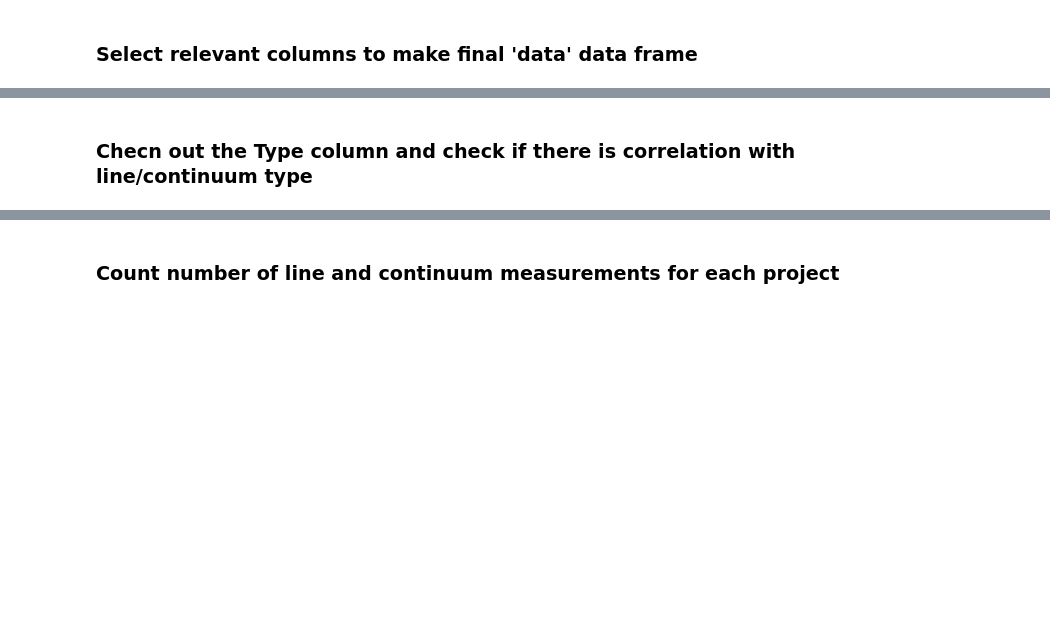
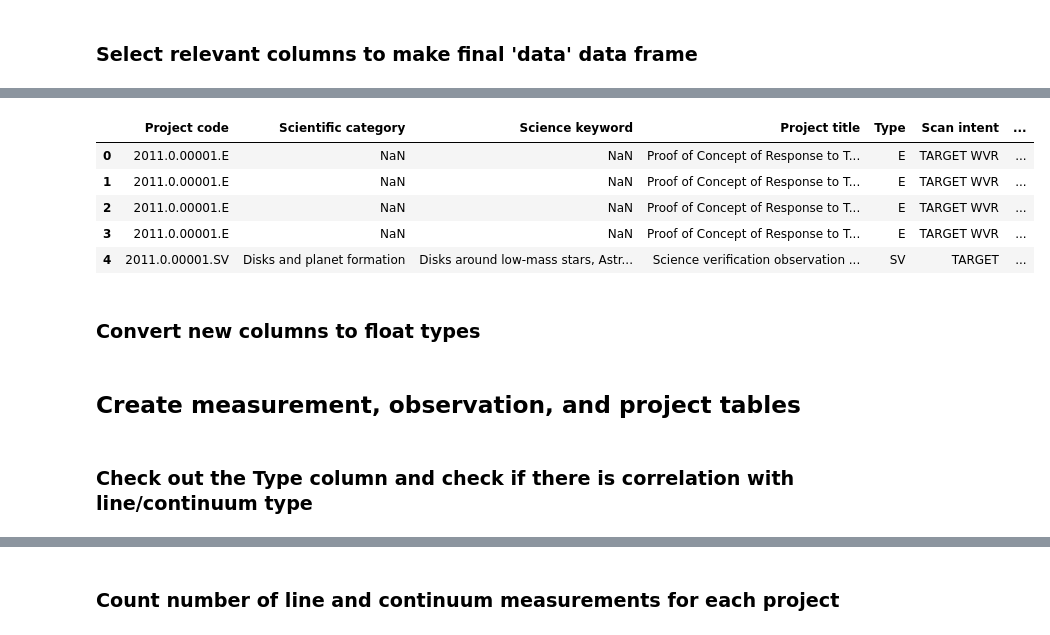
Before and after one commit to rlipps/NRAO_Capstone, a Jupyter notebook: data/Data_Ingestion.ipynb, the cells around one changed output, grey strips where cells are left out. Cells and saved outputs as stored; diff of their text form; code cells hidden in the pictures; blank space fills up the shorter version.

```diff
--- a/data/Data_Ingestion.ipynb
+++ b/data/Data_Ingestion.ipynb
@@ -263,0 +309,13 @@ data
+# %%
+data[['low_freq','high_freq']] = data['Frequency'].str.split(r'\.\.', n=1, regex=True, expand=True)
+# %%
+data.head()
+# %% [output]
+|  | Project code | Scientific category | Science keyword | Project title | Type | Scan intent | ... |
+| 0 | 2011.0.00001.E | NaN | NaN | Proof of Concept of Response to T... | E | TARGET WVR | ... |
+| 1 | 2011.0.00001.E | NaN | NaN | Proof of Concept of Response to T... | E | TARGET WVR | ... |
+| 2 | 2011.0.00001.E | NaN | NaN | Proof of Concept of Response to T... | E | TARGET WVR | ... |
+| 3 | 2011.0.00001.E | NaN | NaN | Proof of Concept of Response to T... | E | TARGET WVR | ... |
+| 4 | 2011.0.00001.SV | Disks and planet formation | Disks around low-mass stars, Astr... | Science verification observation ... | SV | TARGET | ... |
+# %% [markdown]
+### Convert new columns to float types
@@ -264,5 +324,7 @@ data
+# %% [markdown]
+## Create measurement, observation, and project tables
 # %% [markdown]
-### Checn out the Type column and check if there is correlation with line/continuum type
+### Check out the Type column and check if there is correlation with line/continuum type
 # %%
 data.loc[data['Type'] == 'E']
 # %% [output]
```
Also changed, not shown: parts of 38 cells of this notebook.
